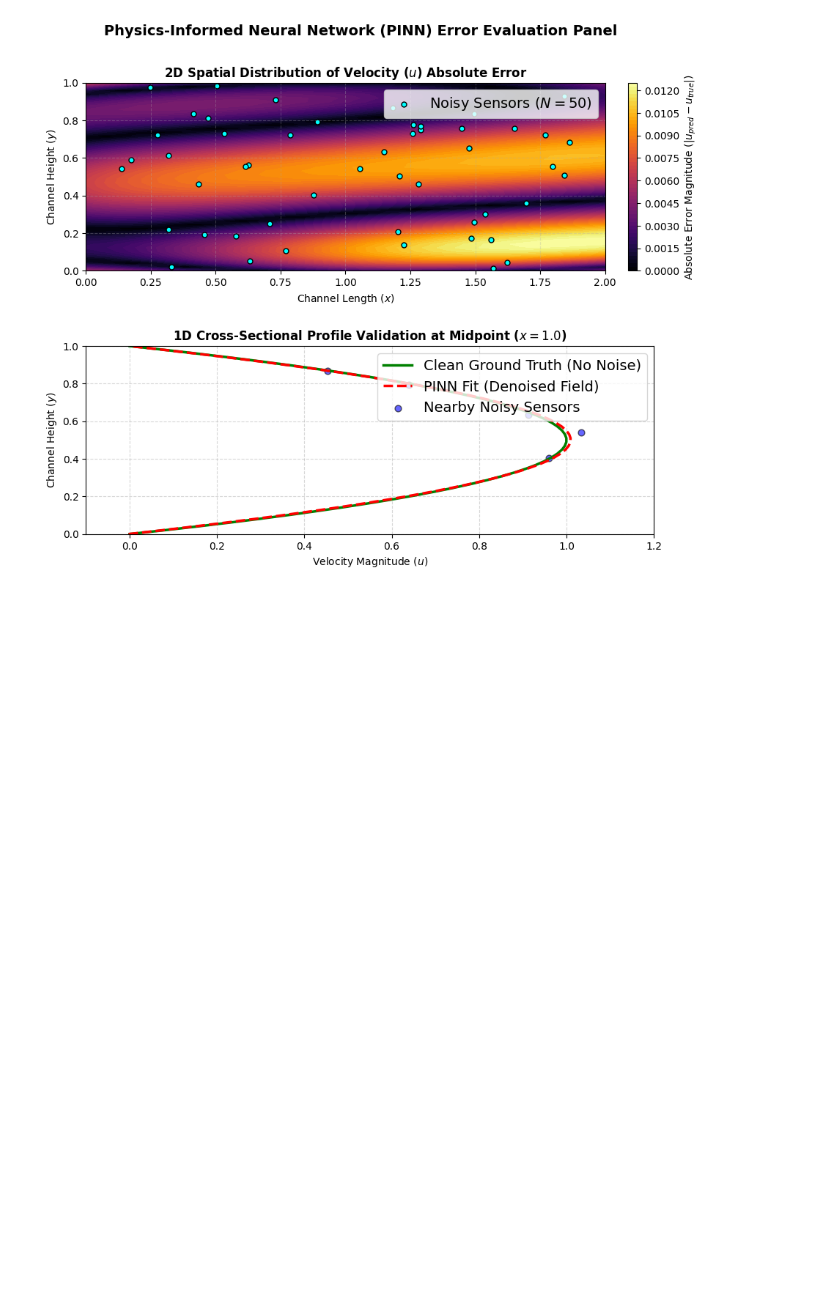
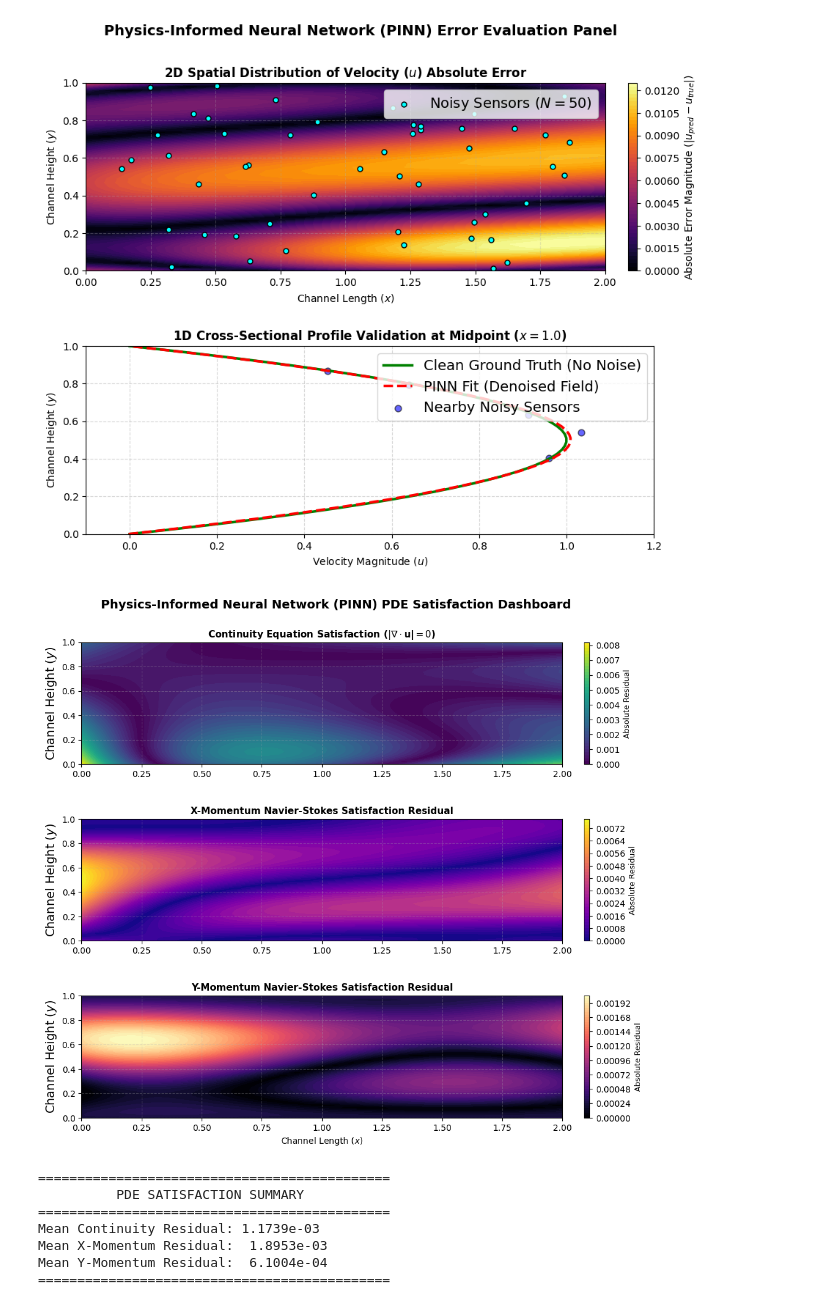
Before and after one commit to ziaurmb/pinn, a Jupyter notebook: Physics_Informed_Digital_Twin_for_Hydraulic_Systems_Navier_Stokes_2D.ipynb, the cells around one changed output. Saved outputs shown, nothing was run; the diff lists cells and outputs as text; code cells hidden in the pictures; blank space fills up the shorter version.

Commit message:
Added some extra plots

```diff
--- a/Physics_Informed_Digital_Twin_for_Hydraulic_Systems_Navier_Stokes_2D.ipynb
+++ b/Physics_Informed_Digital_Twin_for_Hydraulic_Systems_Navier_Stokes_2D.ipynb
@@ -347,3 +347,66 @@ plt.savefig("pinn_fluid_error_plots.png", dpi=300, bbox_inches='tight')
 plt.show()
 # %% [output]
 [figure]
+# %%
+# ==============================================================================
+# 10. PHYSICS SATISFACTION PLOTS (PDE RESIDUALS HABITAT)
+# ==============================================================================
+# Extract the raw partial differential equation residuals from DeepXDE
+# navier_stokes_2d returns a list of 3 arrays: [continuity, momentum_x, momentum_y]
+pde_residuals = model.predict(test_points, operator=navier_stokes_2d)
+
+# Compute absolute values and reshape to the 2D evaluation grid
+continuity_residual_grid = np.abs(pde_residuals[0]).reshape(X.shape)
+momentum_x_residual_grid = np.abs(pde_residuals[1]).reshape(X.shape)
+momentum_y_residual_grid = np.abs(pde_residuals[2]).reshape(X.shape)
+
+# Create a clean vertical 3-panel figure layout
+fig, (ax1, ax2, ax3) = plt.subplots(3, 1, figsize=(11, 10))
+plt.subplots_adjust(hspace=0.45)
+
+# Panel 1: Continuity Equation Residual (|u_x + v_y|)
+cf1 = ax1.contourf(X, Y, continuity_residual_grid, levels=50, cmap="viridis")
+fig.colorbar(cf1, ax=ax1, fraction=0.046, pad=0.04).set_label("Absolute Residual", fontsize=9)
+ax1.set_title("Continuity Equation Satisfaction ($|\\nabla \\cdot \\mathbf{u}| = 0$)", fontsize=11, fontweight="bold")
+ax1.set_ylabel("Channel Height ($y$)")
+ax1.grid(True, linestyle="--", alpha=0.3)
+
+# Panel 2: X-Momentum Equation Residual
+cf2 = ax2.contourf(X, Y, momentum_x_residual_grid, levels=50, cmap="plasma")
+fig.colorbar(cf2, ax=ax2, fraction=0.046, pad=0.04).set_label("Absolute Residual", fontsize=9)
+ax2.set_title("X-Momentum Navier-Stokes Satisfaction Residual", fontsize=11, fontweight="bold")
+ax2.set_ylabel("Channel Height ($y$)")
+ax2.grid(True, linestyle="--", alpha=0.3)
+
+# Panel 3: Y-Momentum Equation Residual
+cf3 = ax3.contourf(X, Y, momentum_y_residual_grid, levels=50, cmap="magma")
+fig.colorbar(cf3, ax=ax3, fraction=0.046, pad=0.04).set_label("Absolute Residual", fontsize=9)
+ax3.set_title("Y-Momentum Navier-Stokes Satisfaction Residual", fontsize=11, fontweight="bold")
+ax3.set_xlabel("Channel Length ($x$)", fontsize=10)
+ax3.set_ylabel("Channel Height ($y$)")
+ax3.grid(True, linestyle="--", alpha=0.3)
+
+# Add a comprehensive global dashboard banner
+plt.suptitle("Physics-Informed Neural Network (PINN) PDE Satisfaction Dashboard", fontsize=14, fontweight="bold", y=0.95)
+
+# Save high-resolution visualization output asset
+plt.savefig("pinn_physics_satisfaction.png", dpi=300, bbox_inches='tight')
+plt.show()
+
+# Print quantitative summaries to the console terminal
+print("\n" + "="*45)
+print("          PDE SATISFACTION SUMMARY             ")
+print("="*45)
+print(f"Mean Continuity Residual: {np.mean(continuity_residual_grid):.4e}")
+print(f"Mean X-Momentum Residual:  {np.mean(momentum_x_residual_grid):.4e}")
+print(f"Mean Y-Momentum Residual:  {np.mean(momentum_y_residual_grid):.4e}")
+print("="*45)
+# %% [output]
+[figure, added]
+=============================================
+          PDE SATISFACTION SUMMARY
+=============================================
+Mean Continuity Residual: 1.1739e-03
+Mean X-Momentum Residual:  1.8953e-03
+Mean Y-Momentum Residual:  6.1004e-04
+=============================================
```
Also changed, not shown: parts of 6 cells of this notebook.
